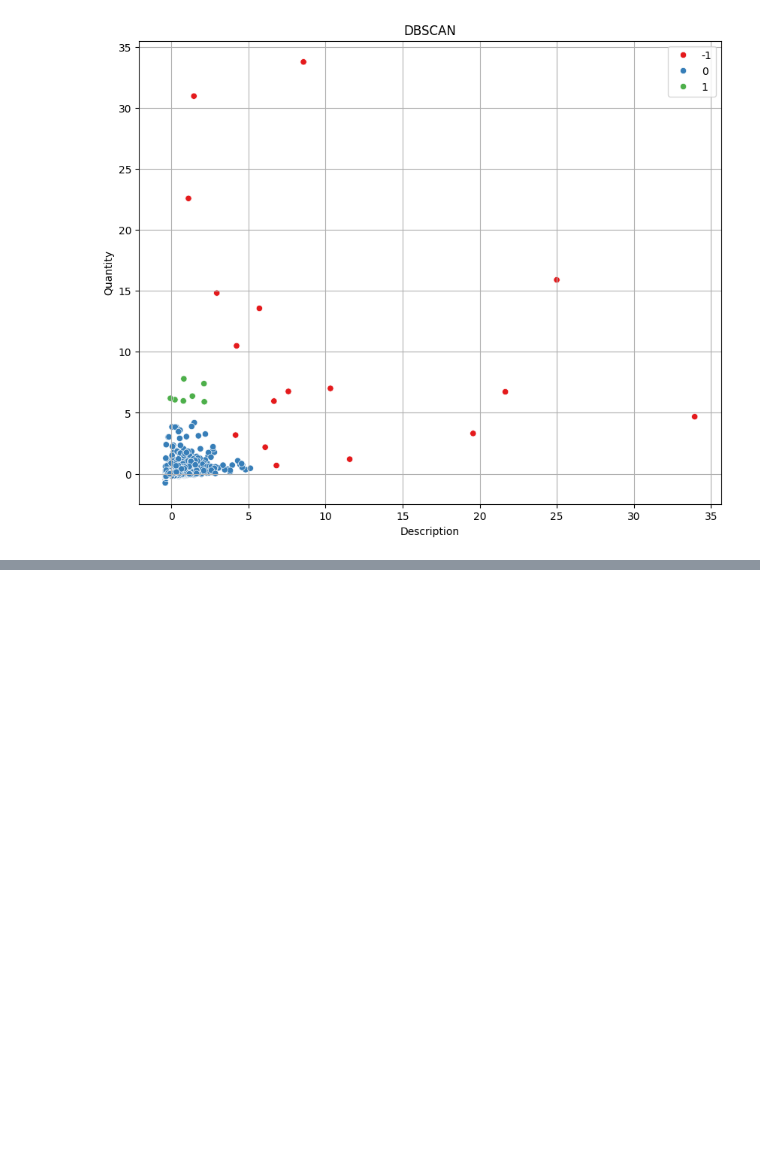
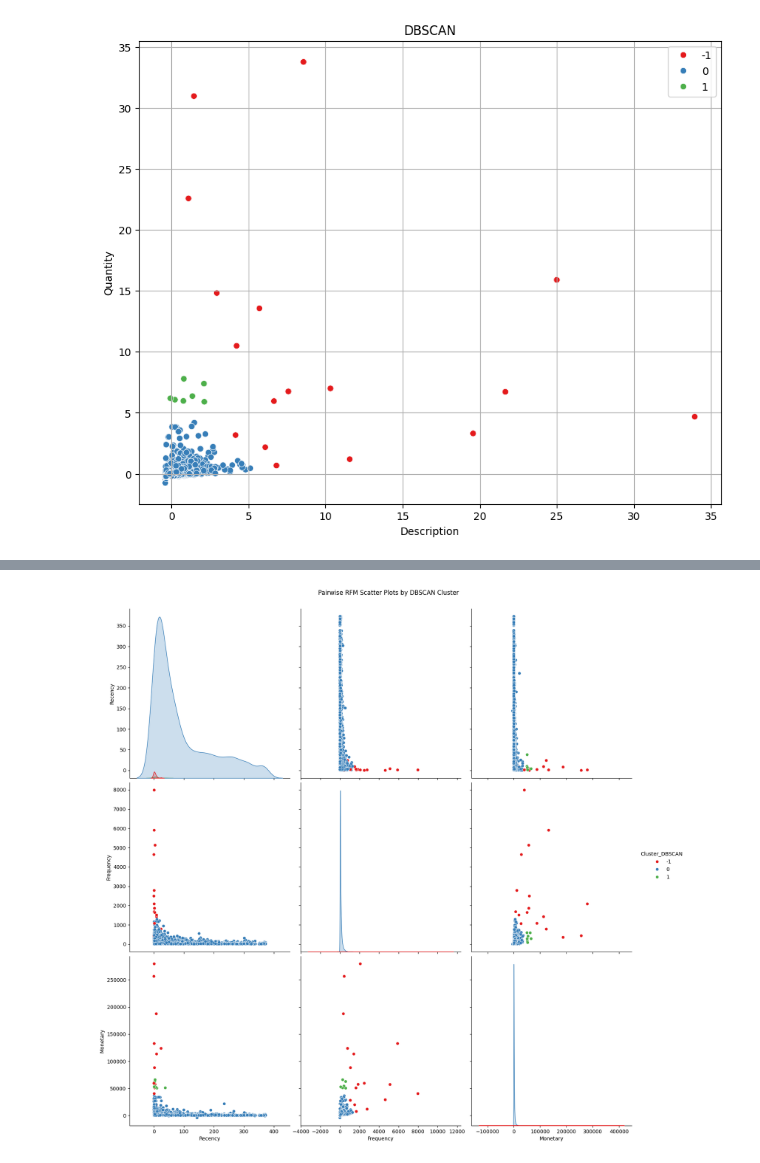
Before and after one commit to Noma999/RFM-Customer-Segmentation, a Jupyter notebook: RFM_E_Commerce_Customer_Segmentation.ipynb, the cells around one changed output, grey strips where cells are left out. Saved outputs shown, nothing was run; the diff lists cells and outputs as text; code cells hidden in the pictures; blank space fills up the shorter version.

```diff
--- a/RFM_E_Commerce_Customer_Segmentation.ipynb
+++ b/RFM_E_Commerce_Customer_Segmentation.ipynb
@@ -316,0 +317,10 @@ plt.show()
+# %%
+# Add DBSCAN cluster labels to the rfm DataFrame
+rfm['Cluster_DBSCAN'] = y_dbscan
+
+# Plotting pairwise scatter plots for RFM with DBSCAN cluster labels
+sns.pairplot(rfm, vars=['Recency', 'Frequency', 'Monetary'], hue='Cluster_DBSCAN', palette='Set1', diag_kind='kde', height=5)
+plt.suptitle('Pairwise RFM Scatter Plots by DBSCAN Cluster', y=1.02) # Add a title
+plt.show()
+# %% [output]
+[figure, added]
```
Also changed, not shown: parts of 2 cells of this notebook.
